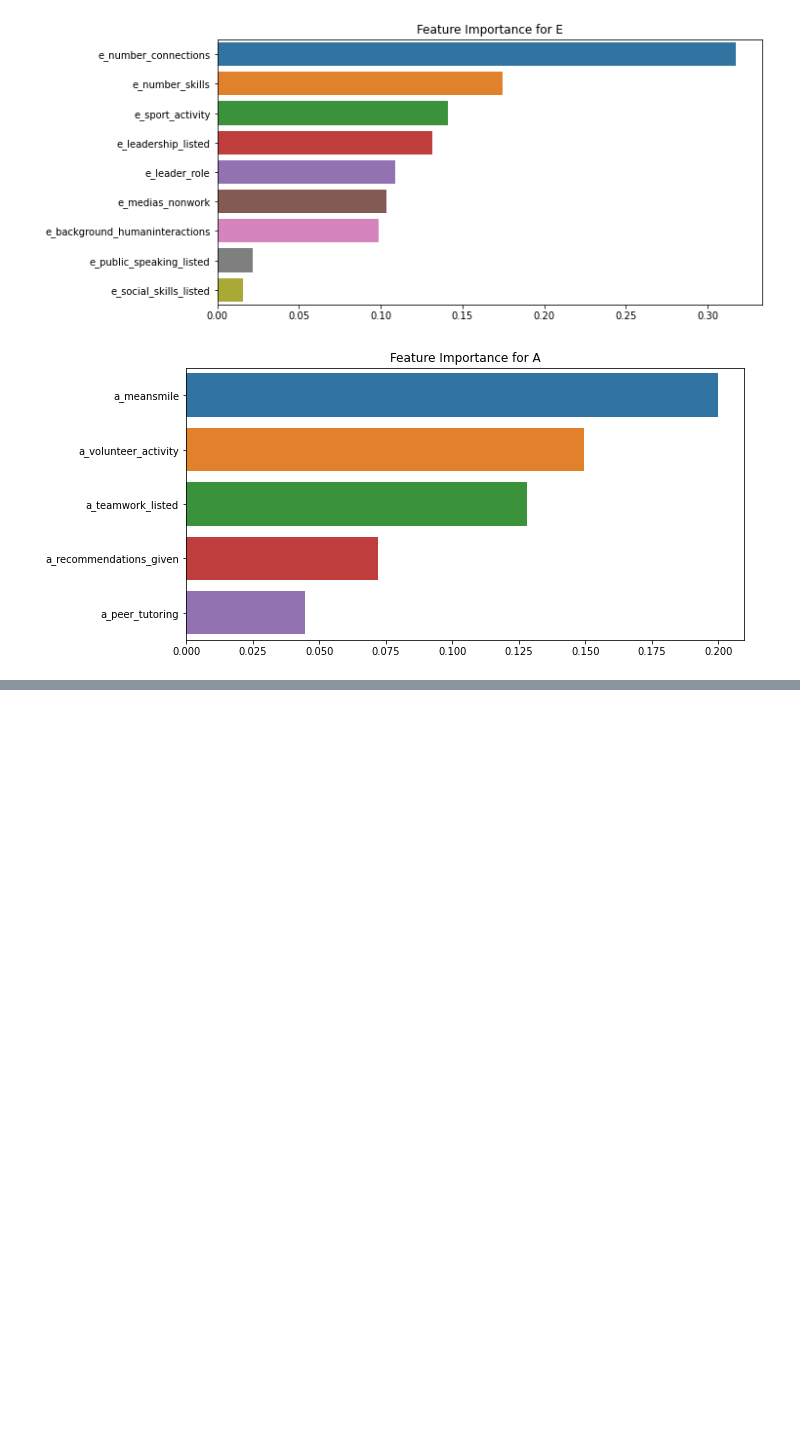
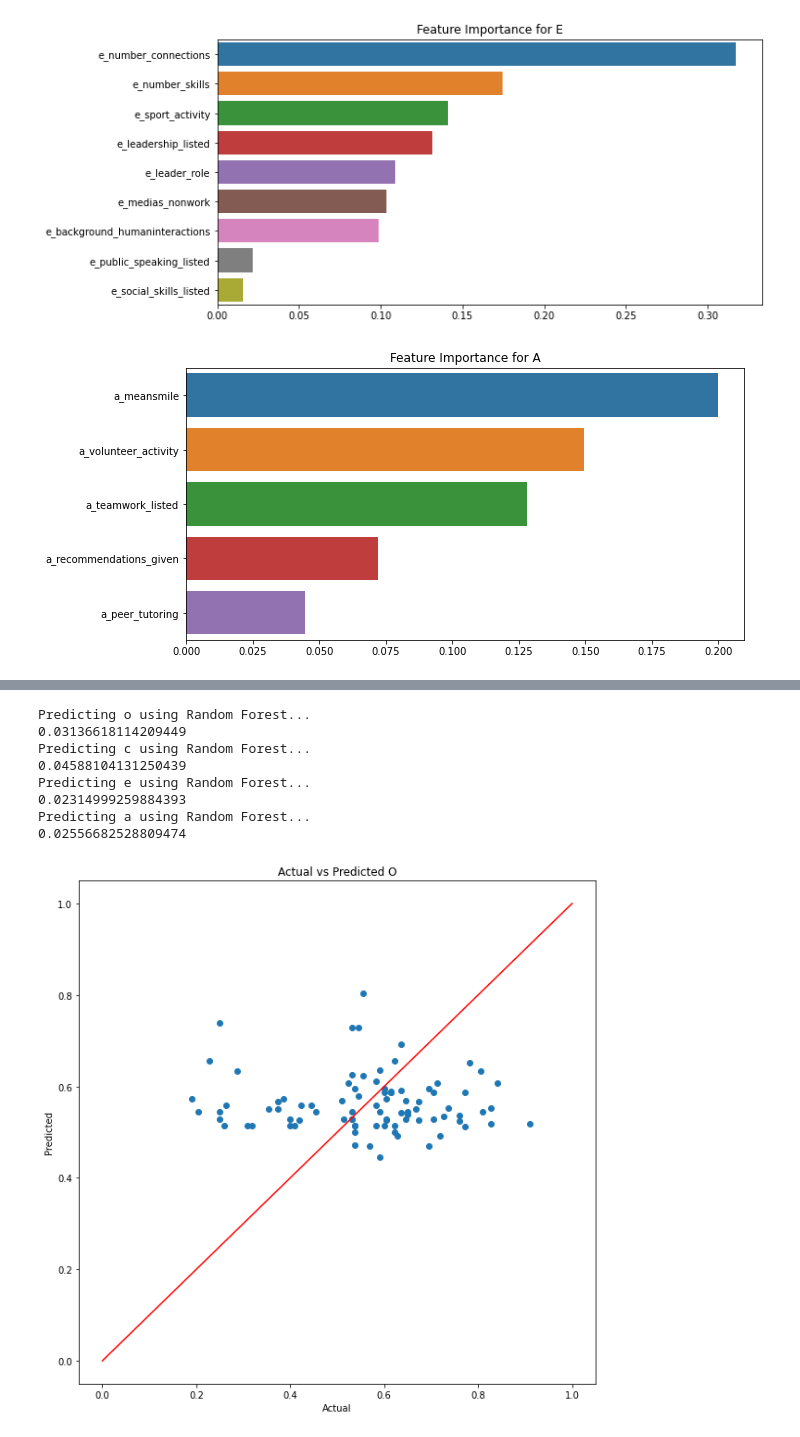
Before and after one commit to andaqu/linkedin2pers, a Jupyter notebook: explore.ipynb, the cells around one changed output, grey strips where cells are left out. Drawn from its saved outputs; the diff is of its cells as text; code cells hidden in the pictures; blank space fills up the shorter version.

```diff
--- a/explore.ipynb
+++ b/explore.ipynb
@@ -157,0 +178,42 @@ Predicting a using SVR...
+# %%
+# Same as above, but use a random forest model
+from sklearn.ensemble import RandomForestRegressor
+
+def predict_using_random_forest(p):
+
+    print("Predicting " + p + " using Random Forest...")
+
+    features = [f for f in df.columns if f.startswith(p + '_')]
+    X = df[features]
+    y = df[p]
+
+    X_train, X_test, y_train, y_test = train_test_split(X, y, test_size=0.2, random_state=42)
+
+    model = RandomForestRegressor(n_estimators=100, random_state=42)
+
+    model.fit(X_train, y_train)
+
+    y_pred = model.predict(X_test)
+
+    plt.figure(figsize=(10, 10))
+    plt.scatter(y_test, y_pred)
+    plt.plot([0, 1], [0, 1], color='red')
+    plt.xlabel('Actual')
+    plt.ylabel('Predicted')
+    plt.title('Actual vs Predicted ' + p.upper())
+
+    mse = mean_squared_error(y_test, y_pred)
+    print(mse)
+
+for p in ['o', 'c', 'e', 'a']:
+    predict_using_random_forest(p)
+# %% [output]
+Predicting o using Random Forest...
+0.03136618114209449
+Predicting c using Random Forest...
+0.04588104131250439
+Predicting e using Random Forest...
+0.02314999259884393
+Predicting a using Random Forest...
+0.02556682528809474
+[figure, added]
```
Also changed, not shown: parts of 3 cells of this notebook, 1 other file.
